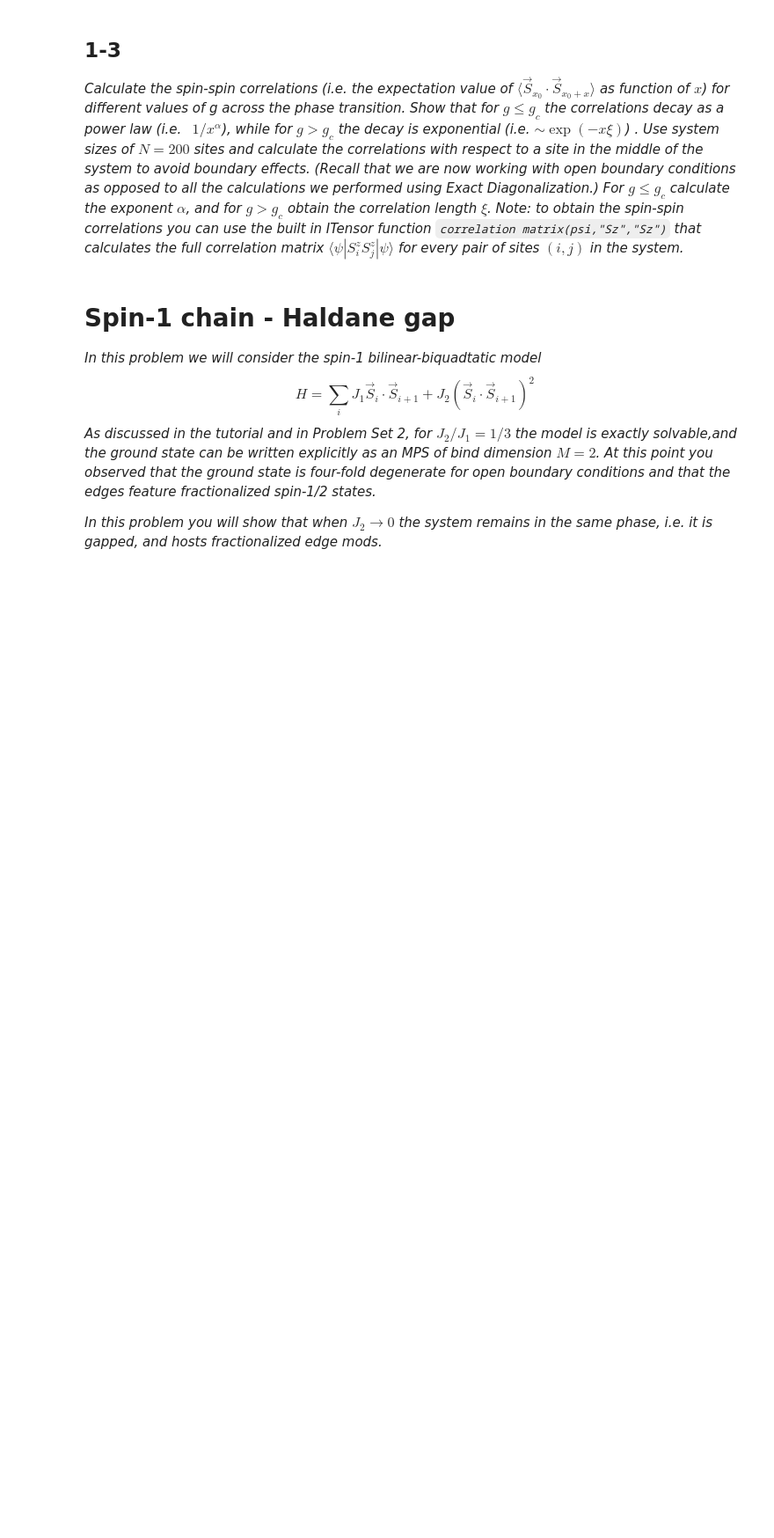
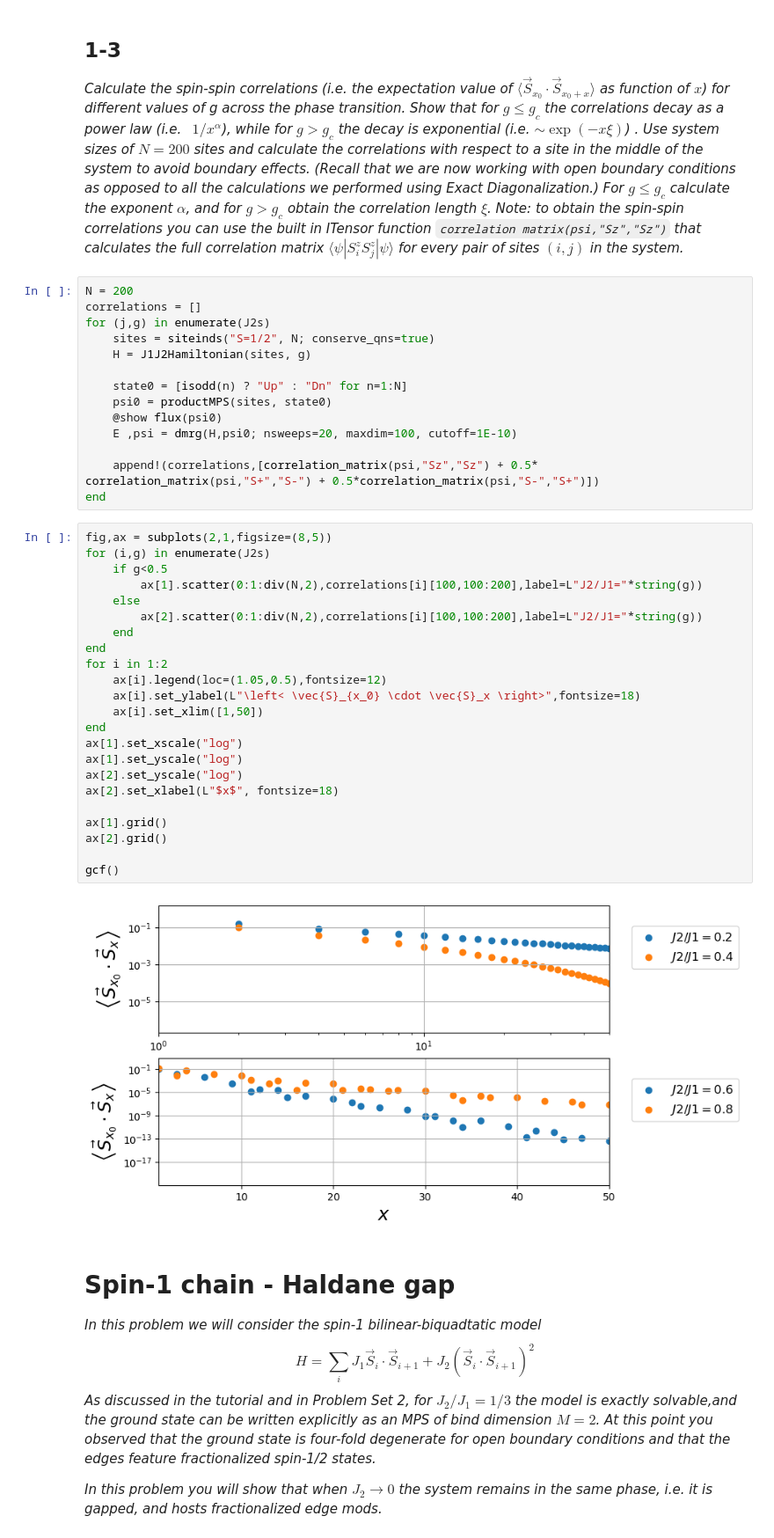
Before and after one commit to NOAMOPH/Computational-Methods-for-Many-Body-Physics, a Jupyter notebook: ProblemSets/PS03.ipynb, the cells around one changed output. Shown: that part at 88% size. Cells and saved outputs as stored; diff of their text form; blank space fills up the shorter version.

```diff
--- a/ProblemSets/PS03.ipynb
+++ b/ProblemSets/PS03.ipynb
@@ -100,6 +146,45 @@ hello world
 # %% [markdown]
 ## 1-3
 *Calculate the spin-spin correlations (i.e. the expectation value of $\langle\vec{S}_{x_0} \cdot \vec{S}_{x_0+x} \rangle$ as function of $x$) for different values of g across the phase transition. Show that for $g\leq g_c$ the correlations decay as a power law (i.e.  $1/x^\alpha$), while for $g > g_c$ the decay is exponential (i.e. $\sim\exp(-x\xi)$) . Use system sizes of $N = 200$ sites and calculate the correlations with respect to a site in the middle of the system to avoid boundary effects. (Recall that we are now working with open boundary conditions as opposed to all the calculations we performed using Exact Diagonalization.) For $g\leq g_c$ calculate the exponent $\alpha$, and for $g > g_c$ obtain the correlation length $\xi$. Note: to obtain the spin-spin correlations you can use the built in ITensor function `correlation matrix(psi,"Sz","Sz")` that calculates the full correlation matrix $\langle \psi|S^z_i S^z_j|\psi \rangle$ for every pair of sites $(i,j)$ in the system.*
+# %%
+N = 200
+correlations = []
+for (j,g) in enumerate(J2s)
+    sites = siteinds("S=1/2", N; conserve_qns=true)
+    H = J1J2Hamiltonian(sites, g)
+
+    state0 = [isodd(n) ? "Up" : "Dn" for n=1:N]
+    psi0 = productMPS(sites, state0)
+    @show flux(psi0)
+    E ,psi = dmrg(H,psi0; nsweeps=20, maxdim=100, cutoff=1E-10)
+
+    append!(correlations,[correlation_matrix(psi,"Sz","Sz") + 0.5* correlation_matrix(psi,"S+","S-") + 0.5*correlation_matrix(psi,"S-","S+")])
+end
+# %%
+fig,ax = subplots(2,1,figsize=(8,5))
+for (i,g) in enumerate(J2s)
+    if g<0.5
+        ax[1].scatter(0:1:div(N,2),correlations[i][100,100:200],label=L"J2/J1="*string(g))
+    else
+        ax[2].scatter(0:1:div(N,2),correlations[i][100,100:200],label=L"J2/J1="*string(g))
+    end
+end
+for i in 1:2
+    ax[i].legend(loc=(1.05,0.5),fontsize=12)
+    ax[i].set_ylabel(L"\left< \vec{S}_{x_0} \cdot \vec{S}_x \right>",fontsize=18)
+    ax[i].set_xlim([1,50])
+end
+ax[1].set_xscale("log")
+ax[1].set_yscale("log")
+ax[2].set_yscale("log")
+ax[2].set_xlabel(L"$x$", fontsize=18)
+
+ax[1].grid()
+ax[2].grid()
+
+gcf()
+# %% [output]
+[figure, added]
 # %% [markdown]
 # Spin-1 chain - Haldane gap
 *In this problem we will consider the spin-1 bilinear-biquadtatic model*
```
Also changed, not shown: parts of 5 cells of this notebook.
